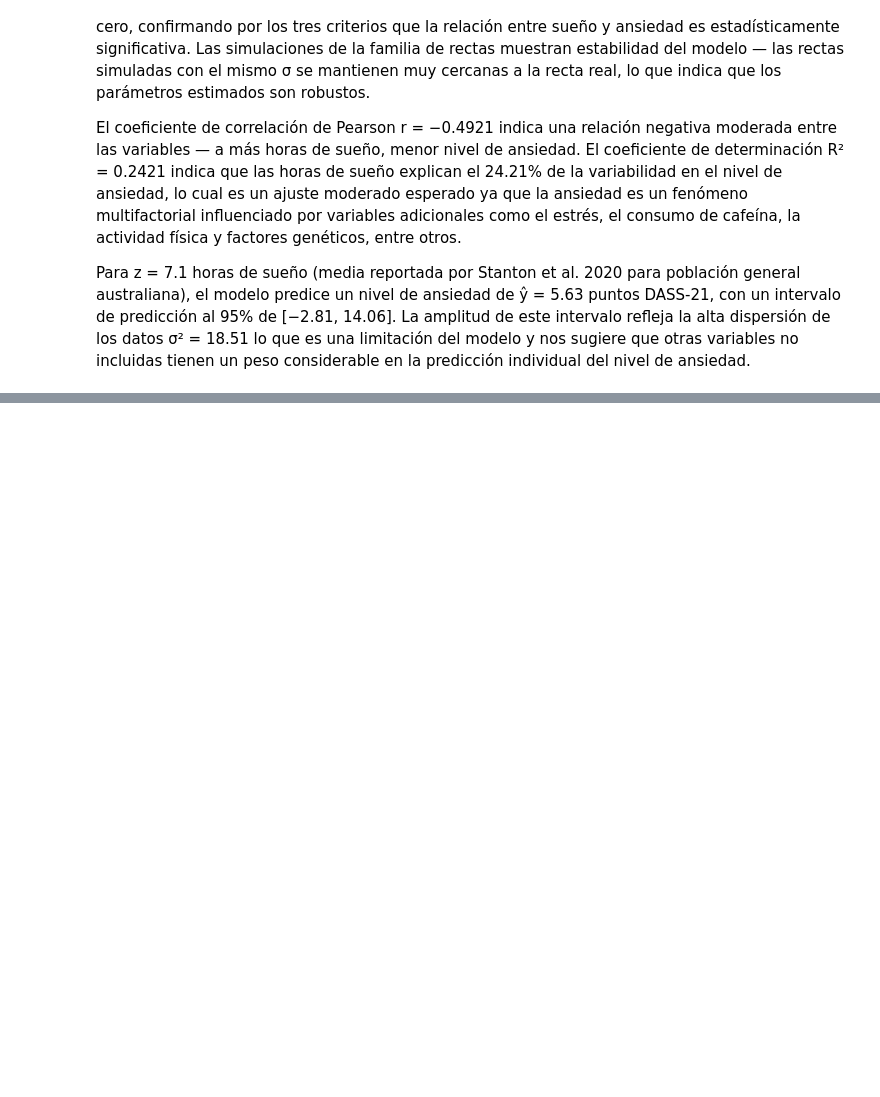
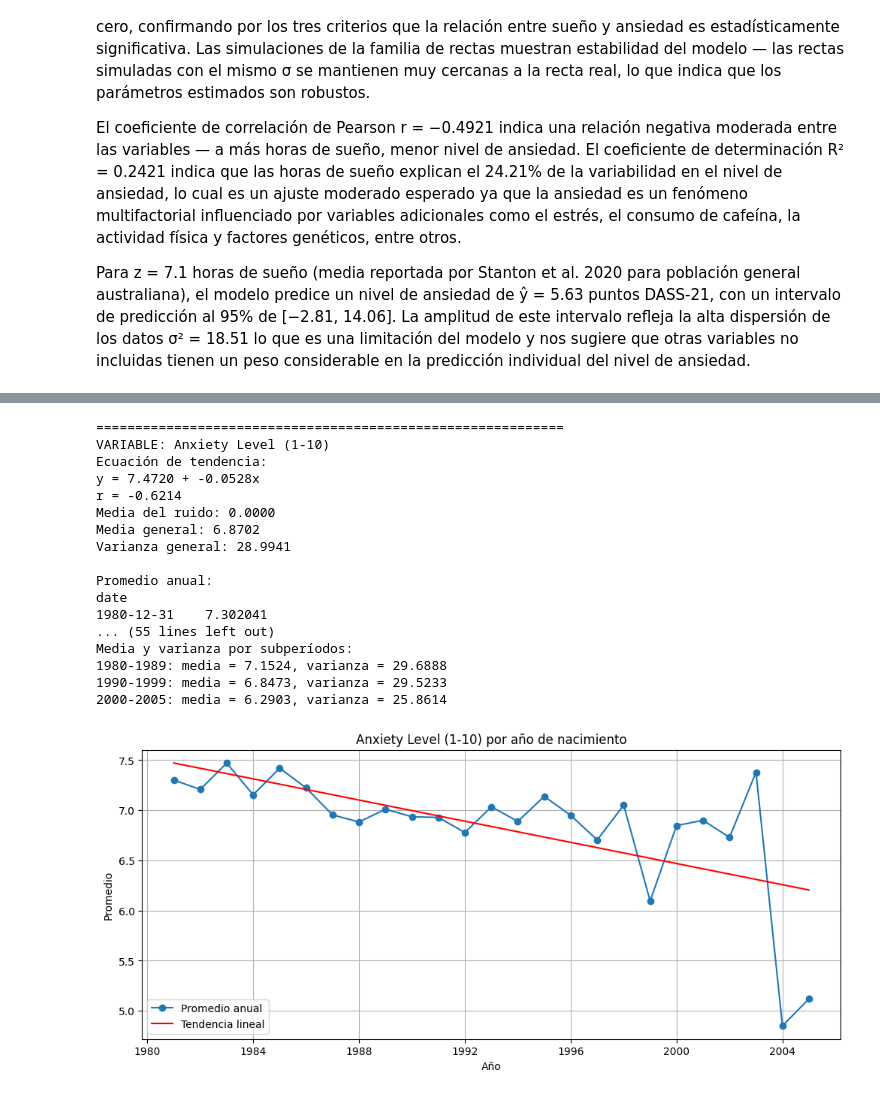
Before and after one commit to mick2332-q/Estadistica-II, a Jupyter notebook: Proyecto.ipynb, the cells around one changed output, grey strips where cells are left out. Drawn from its saved outputs; the diff is of its cells as text; code cells hidden in the pictures; blank space fills up the shorter version.

Commit message:
Analisis de series de tiempo

```diff
--- a/Proyecto.ipynb
+++ b/Proyecto.ipynb
@@ -1526,0 +1529,80 @@ Para z = 7.1 horas de sueño (media reportada por Stanton et al. 2020 para pobla
+# %%
+cs['date'] = pd.to_datetime(cs['Birth year'].astype(str) + '-01-01')
+cs = cs.set_index('date').sort_index()
+
+periodo = cs.loc["1980-01-01":"2005-12-31"]
+
+variables = [
+    "Anxiety Level (1-10)"
+]
+
+for variable in variables:
+    print("\n" + "="*60)
+    print(f"VARIABLE: {variable}")
+
+    anual = periodo[variable].resample("YE").mean()
+
+    x = np.arange(len(anual))
+    y = anual.values
+
+    pendiente, intercepto, r_value, p_value, std_err = stats.linregress(x, y)
+    tendencia = intercepto + pendiente * x
+
+    print("Ecuación de tendencia:")
+    print(f"y = {intercepto:.4f} + {pendiente:.4f}x")
+    print(f"r = {r_value:.4f}")
+
+    ruido = y - tendencia
+    print(f"Media del ruido: {ruido.mean():.4f}")
+
+    serie_total = periodo[variable]
+    print(f"Media general: {serie_total.mean():.4f}")
+    print(f"Varianza general: {serie_total.var():.4f}")
+
+    print("\nPromedio anual:")
+    print(anual)
+
+    promedio_general = serie_total.mean()
+    ajuste_anual = anual - promedio_general
+
+    print("\nPromedio ajustado respecto a la media general:")
+    print(ajuste_anual)
+
+    subperiodos = {
+        "1980-1989": periodo.loc["1980":"1989", variable],
+        "1990-1999": periodo.loc["1990":"1999", variable],
+        "2000-2005": periodo.loc["2000":"2005", variable],
+    }
+
+    print("\nMedia y varianza por subperíodos:")
+    for nombre, serie in subperiodos.items():
+        print(f"{nombre}: media = {serie.mean():.4f}, varianza = {serie.var():.4f}")
+
+    plt.figure(figsize=(12,5))
+    plt.plot(anual.index, y, marker='o', label='Promedio anual')
+    plt.plot(anual.index, tendencia, color='red', label='Tendencia lineal')
+    plt.title(f"{variable} por año de nacimiento")
+    plt.xlabel("Año")
+    plt.ylabel("Promedio")
+    plt.grid(True)
+    plt.legend()
+    plt.show()
+# %% [output]
+============================================================
+VARIABLE: Anxiety Level (1-10)
+Ecuación de tendencia:
+y = 7.4720 + -0.0528x
+r = -0.6214
+Media del ruido: 0.0000
+Media general: 6.8702
+Varianza general: 28.9941
+
+Promedio anual:
+date
+1980-12-31    7.302041
+... (55 lines left out)
+Media y varianza por subperíodos:
+1980-1989: media = 7.1524, varianza = 29.6888
+1990-1999: media = 6.8473, varianza = 29.5233
+2000-2005: media = 6.2903, varianza = 25.8614
+[figure, added]
```
Also changed, not shown: parts of 9 cells of this notebook.
